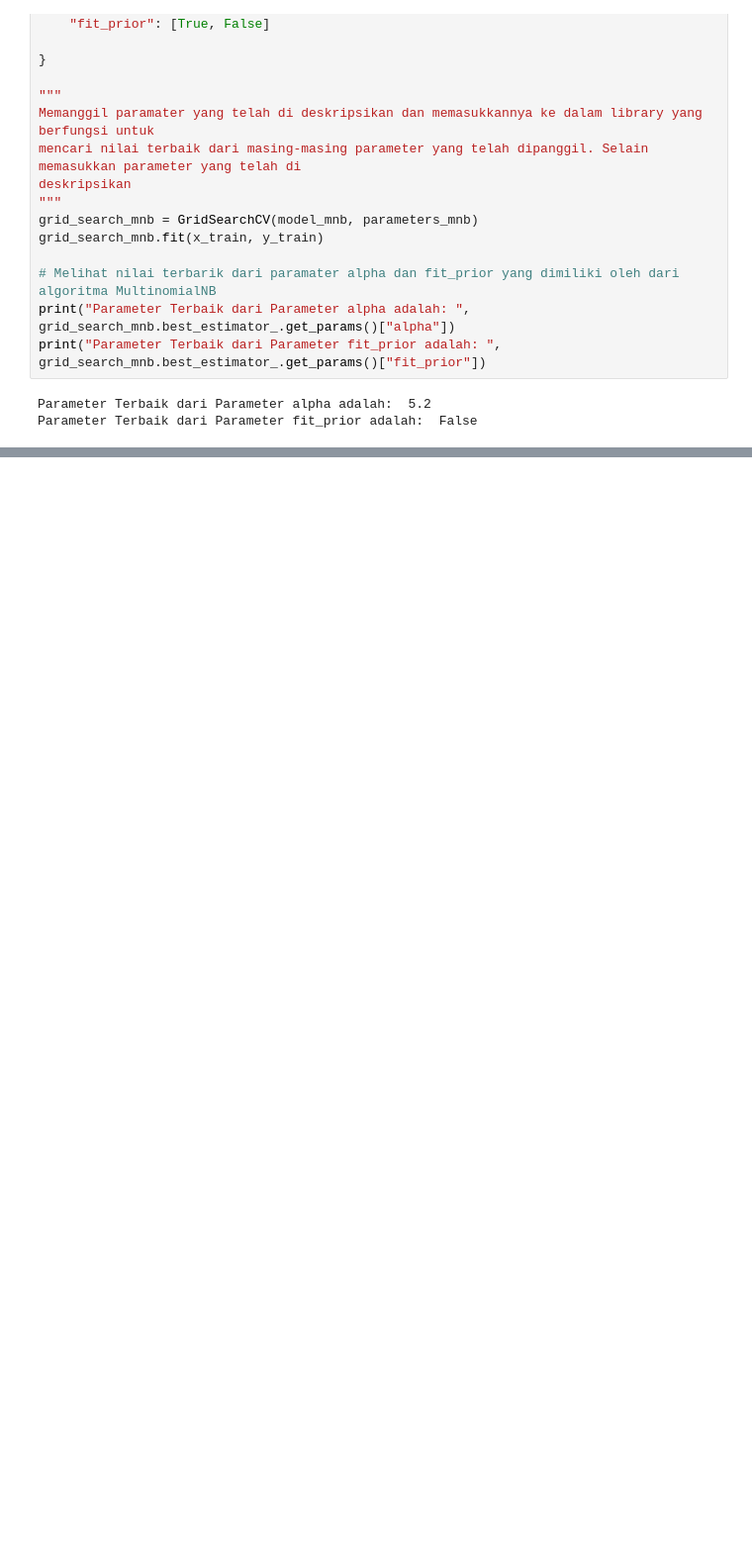
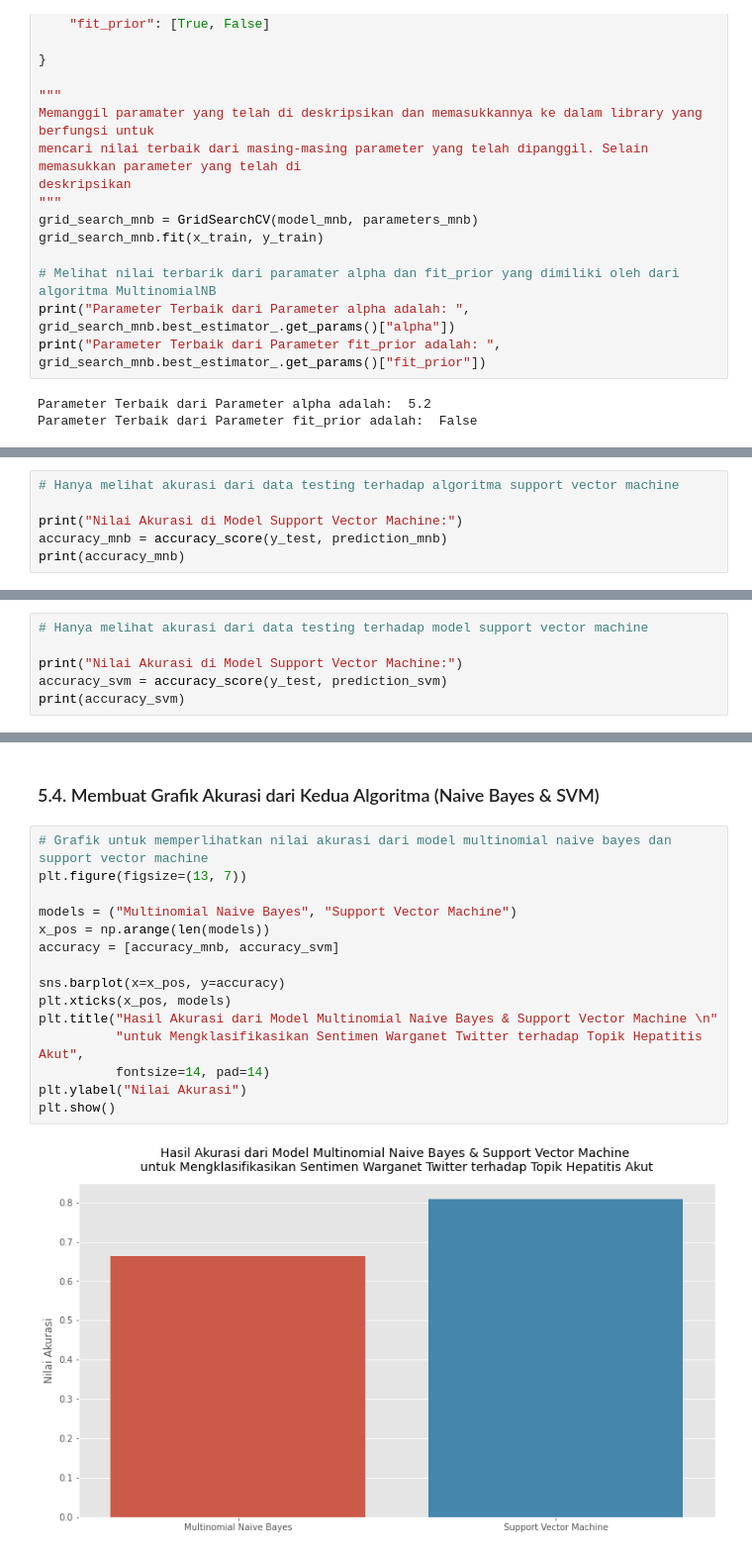
Before and after one commit to pramudianzaheka92/AnalisaSentimenHepatitisAkut, a Jupyter notebook: Klasifikasi Sentimen Warganet Twitter terhadap Topik Hepatitis Akut menggunakan Model Naive Bayes & SVM.ipynb, the cells around one changed output, grey strips where cells are left out. Shown at 99% size. Drawn from its saved outputs; the diff is of its cells as text; blank space fills up the shorter version.

```diff
--- a/Klasifikasi Sentimen Warganet Twitter terhadap Topik Hepatitis Akut menggunakan Model Naive Bayes & SVM.ipynb
+++ b/Klasifikasi Sentimen Warganet Twitter terhadap Topik Hepatitis Akut menggunakan Model Naive Bayes & SVM.ipynb
@@ -929,3 +930,9 @@ print(classification_report(y_test, prediction_test))
     accuracy                           0.66       270
    macro avg       0.58      0.46      0.46       270
 weighted avg       0.64      0.66      0.61       270
+# %%
+# Hanya melihat akurasi dari data testing terhadap algoritma support vector machine
+
+print("Nilai Akurasi di Model Support Vector Machine:")
+accuracy_mnb = accuracy_score(y_test, prediction_mnb)
+print(accuracy_mnb)
@@ -931,0 +1035,6 @@ weighted avg       0.64      0.66      0.61       270
+# %%
+# Hanya melihat akurasi dari data testing terhadap model support vector machine
+
+print("Nilai Akurasi di Model Support Vector Machine:")
+accuracy_svm = accuracy_score(y_test, prediction_svm)
+print(accuracy_svm)
@@ -931,0 +1060,19 @@ weighted avg       0.64      0.66      0.61       270
+# %% [markdown]
+### 5.4. Membuat Grafik Akurasi dari Kedua Algoritma (Naive Bayes & SVM)
+# %%
+# Grafik untuk memperlihatkan nilai akurasi dari model multinomial naive bayes dan support vector machine
+plt.figure(figsize=(13, 7))
+
+models = ("Multinomial Naive Bayes", "Support Vector Machine")
+x_pos = np.arange(len(models))
+accuracy = [accuracy_mnb, accuracy_svm]
+
+sns.barplot(x=x_pos, y=accuracy)
+plt.xticks(x_pos, models)
+plt.title("Hasil Akurasi dari Model Multinomial Naive Bayes & Support Vector Machine \n"
+          "untuk Mengklasifikasikan Sentimen Warganet Twitter terhadap Topik Hepatitis Akut",
+          fontsize=14, pad=14)
+plt.ylabel("Nilai Akurasi")
+plt.show()
+# %% [output]
+[figure, added]
```
Also changed, not shown: parts of 19 cells of this notebook.
